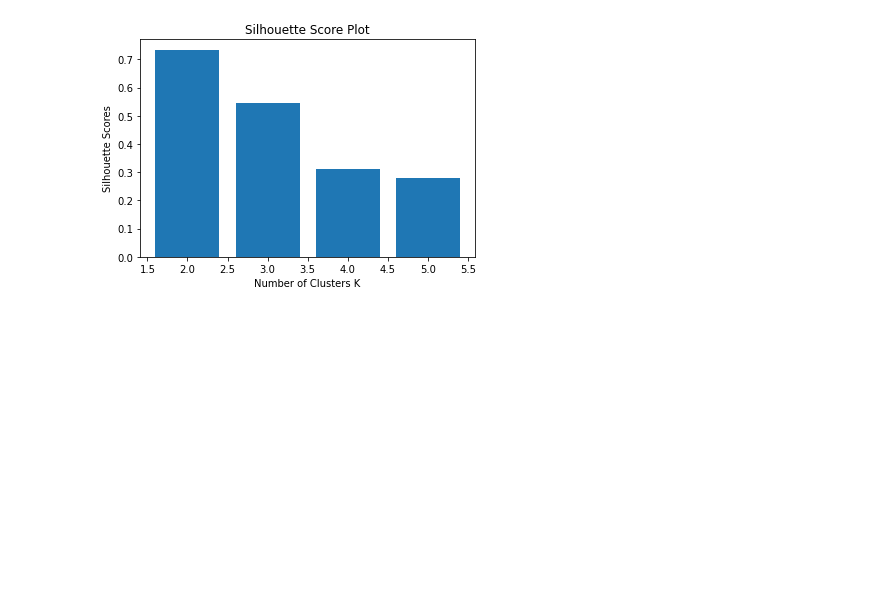
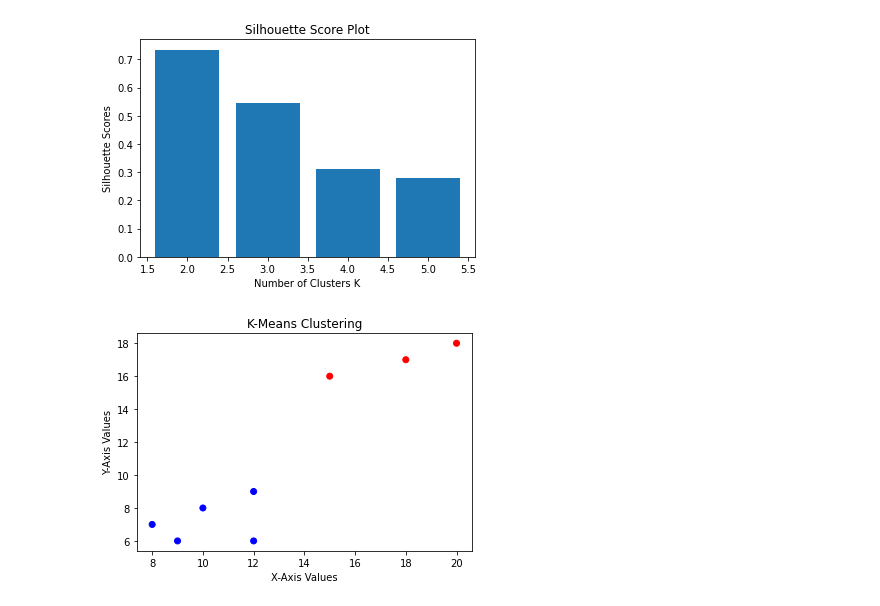
Before and after one commit to lh77x7/Python-data-analysis, a Jupyter notebook: chap11/chap11 - machineLearning3.ipynb, the cells around one changed output. Cells and saved outputs as stored; diff of their text form; code cells hidden in the pictures; blank space fills up the shorter version.

```diff
--- a/chap11/chap11 - machineLearning3.ipynb
+++ b/chap11/chap11 - machineLearning3.ipynb
@@ -177,3 +177,43 @@ plt.ylabel('Silhouette Scores')
 plt.show()
 # %% [output]
 [figure]
+# %%
+# import pandas
+import pandas as pd
+
+# import matplotlib for data visualization
+import matplotlib.pyplot as plt
+
+# import K-means
+from sklearn.cluster import KMeans
+
+# create a DataFrame
+data = pd.DataFrame({"X":[12, 15, 18, 10, 8, 9, 12, 20],
+                    "Y":[6, 16, 17, 8, 7, 6, 9, 18]})
+
+# define number of clusters
+num_clusters = 2
+
+# create and fit the KMeans model
+km = KMeans(n_clusters=num_clusters)
+km.fit(data)
+
+# predict the target variable
+pred = km.predict(data)
+
+# plot the clusters
+plt.scatter(data.X, data.Y, c=pred, marker="o", cmap="bwr_r")
+
+# set title of the plot
+plt.title("K-Means Clustering")
+
+# set x-axis label
+plt.xlabel('X-Axis Values')
+
+# set y-axis label
+plt.ylabel('Y-Axis Values')
+
+# display the plot
+plt.show()
+# %% [output]
+[figure, added]
```
Also changed, not shown: parts of 4 cells of this notebook.
